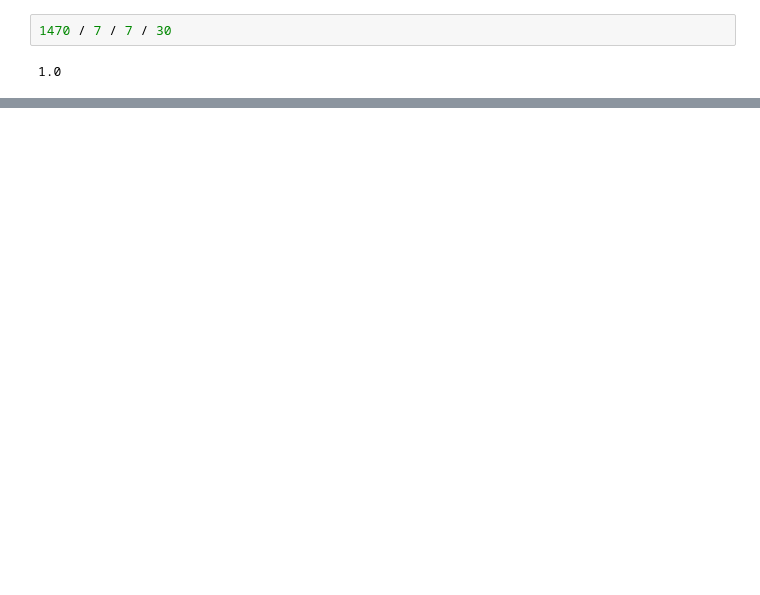
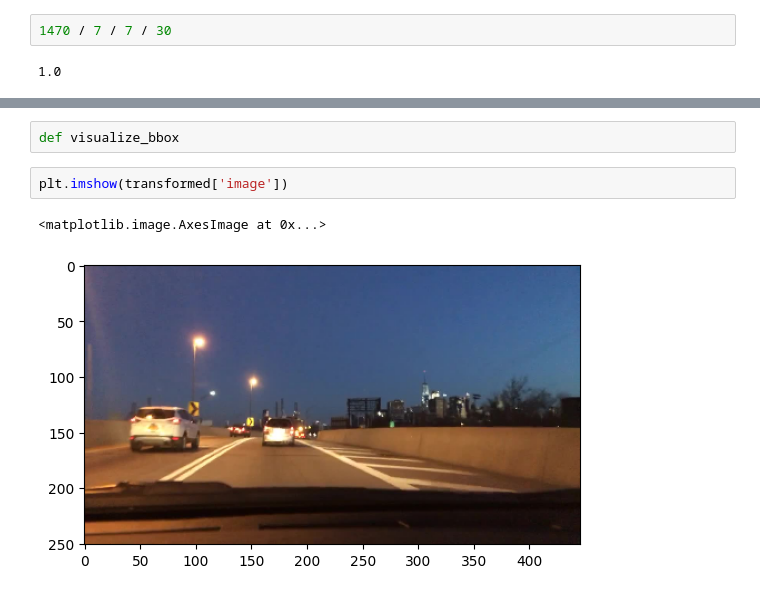
Before and after one commit to watanka/OBJECT_DETECTION, a Jupyter notebook: YOLOv1.ipynb, the cells around one changed output, grey strips where cells are left out. Saved outputs shown, nothing was run; the diff lists cells and outputs as text; blank space fills up the shorter version.

```diff
--- a/YOLOv1.ipynb
+++ b/YOLOv1.ipynb
@@ -156,0 +283,7 @@ class YOLO(nn.Module):
+# %%
+def visualize_bbox
+# %%
+plt.imshow(transformed['image'])
+# %% [output]
+<matplotlib.image.AxesImage at 0x...>
+[figure, added]
```
Also changed, not shown: parts of 13 cells of this notebook.
